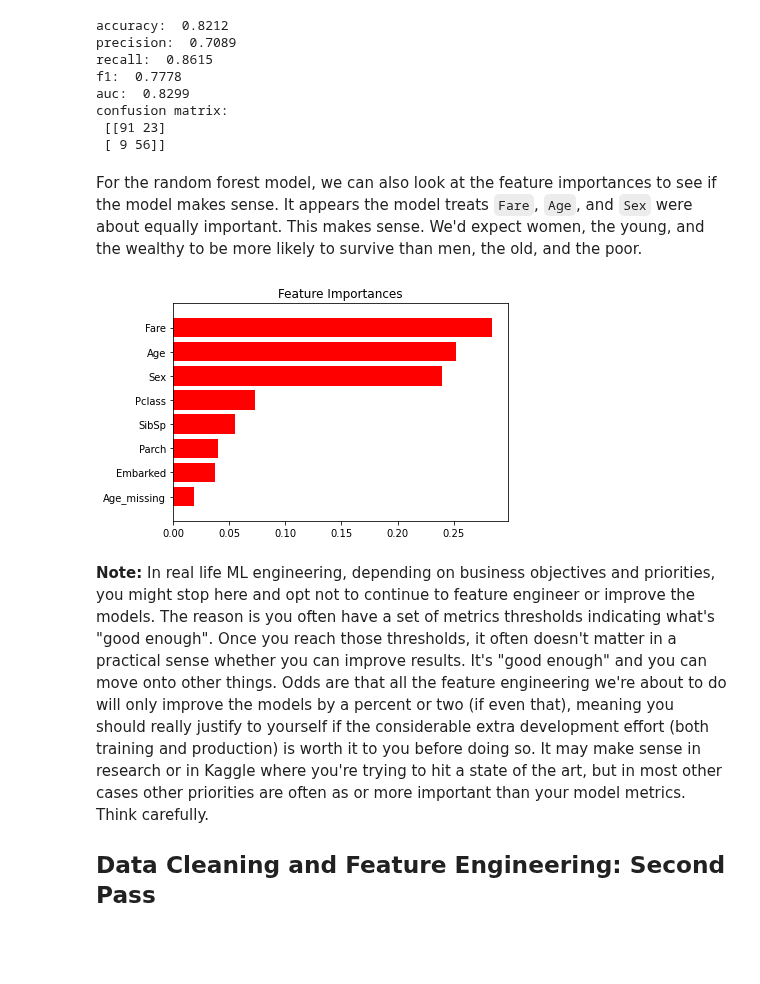
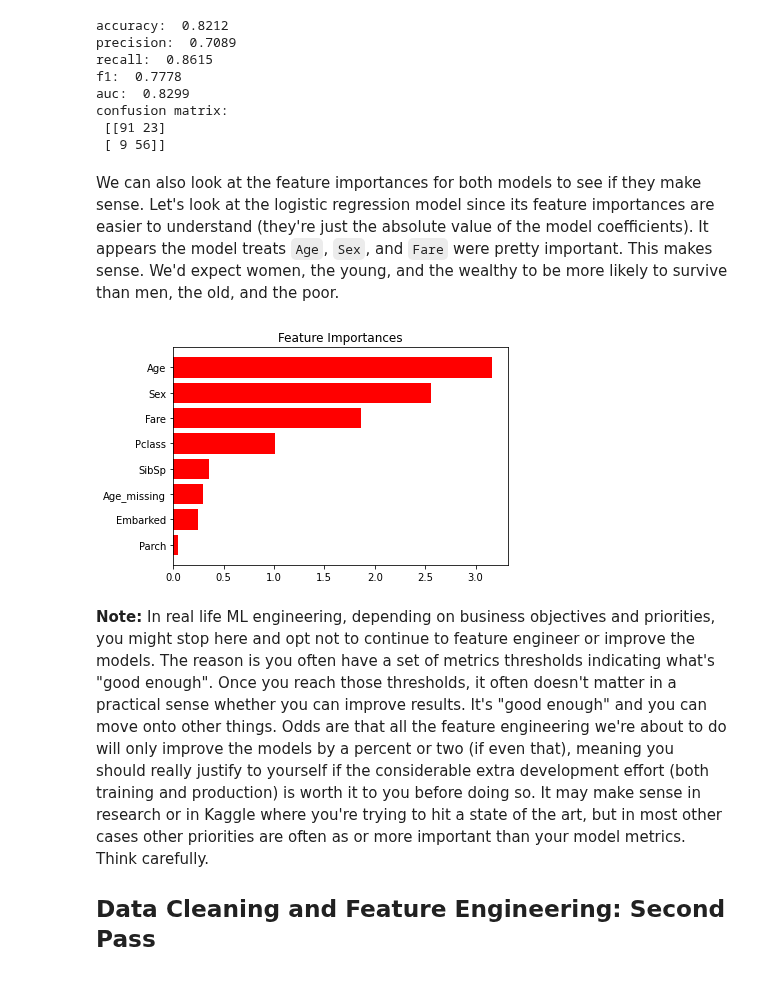
Before and after one commit to rkingery/ml_tutorials, a Jupyter notebook: notebooks/data_cleaning.ipynb, the cells around one changed output. Drawn from its saved outputs; the diff is of its cells as text; code cells hidden in the pictures; blank space fills up the shorter version.

```diff
--- a/notebooks/data_cleaning.ipynb
+++ b/notebooks/data_cleaning.ipynb
@@ -303,27 +303,28 @@ confusion matrix:
  [[91 23]
  [ 9 56]]
 # %% [markdown]
-For the random forest model, we can also look at the feature importances to see if the model makes sense. It appears the model treats `Fare`, `Age`, and `Sex` were about equally important. This makes sense. We'd expect women, the young, and the wealthy to be more likely to survive than men, the old, and the poor.
+We can also look at the feature importances for both models to see if they make sense. Let's look at the logistic regression model since its feature importances are easier to understand (they're just the absolute value of the model coefficients). It appears the model treats `Age`, `Sex`, and `Fare` were pretty important. This makes sense. We'd expect women, the young, and the wealthy to be more likely to survive than men, the old, and the poor.
-# %%
-def plot_feature_importances(model, columns, top_k=10):
-    top_importances = -np.sort(-model.feature_importances_)
-    top_importances = np.sort(top_importances)[:top_k]
-    top_features = np.argsort(-model.feature_importances_)[:top_k]
-    top_columns = [columns[i] for i in top_features]
-    top_columns = list(reversed(top_columns))
-
-    plt.figure()
-    plt.title('Feature Importances')
-    plt.barh(range(len(top_columns)), top_importances,
-             color='r', align='center')
-    plt.yticks(range(len(top_columns)), top_columns)
-    plt.ylim([-1, len(top_columns)])
-    plt.show()
-
-columns = df_baseline.drop(columns=['Survived']).columns
-plot_feature_importances(rf_model_baseline, columns)
-# %% [output]
-[figure, removed]
+# %%
+def get_feature_importances(model):
+    if hasattr(model, 'feature_importances_'):
+        return model.feature_importances_
+    elif hasattr(model, 'coef_'):
+        return np.abs(model.coef_.flatten())
+
+def plot_feature_importances(model, feature_names=None, top_k=10, sort=True, **kwargs):
+    feature_importances = get_feature_importances(model)
+    idxs = feature_importances.argsort()[::-1] if sort else range(len(feature_importances))
+    feature_names = np.range(len(feature_importances)) if feature_names is None else np.array(feature_names)
+    feature_importances = feature_importances[idxs][:top_k]
+    feature_names = feature_names[idxs][:top_k]
+    plt.barh(feature_names[::-1], feature_importances[::-1], color='r', align='center')
+    plt.title('Feature Importances')
+    plt.show()
+
+columns = df_baseline.drop(columns=['Survived']).columns
+plot_feature_importances(lr_model_baseline, feature_names=columns, top_k=len(columns))
+# %% [output]
+[figure, added]
 # %% [markdown]
 **Note:** In real life ML engineering, depending on business objectives and priorities, you might stop here and opt not to continue to feature engineer or improve the models. The reason is you often have a set of metrics thresholds indicating what's "good enough". Once you reach those thresholds, it often doesn't matter in a practical sense whether you can improve results. It's "good enough" and you can move onto other things. Odds are that all the feature engineering we're about to do will only improve the models by a percent or two (if even that), meaning you should really justify to yourself if the considerable extra development effort (both training and production) is worth it to you before doing so. It may make sense in research or in Kaggle where you're trying to hit a state of the art, but in most other cases other priorities are often as or more important than your model metrics. Think carefully.
 
```
Also changed, not shown: parts of 6 cells of this notebook.
